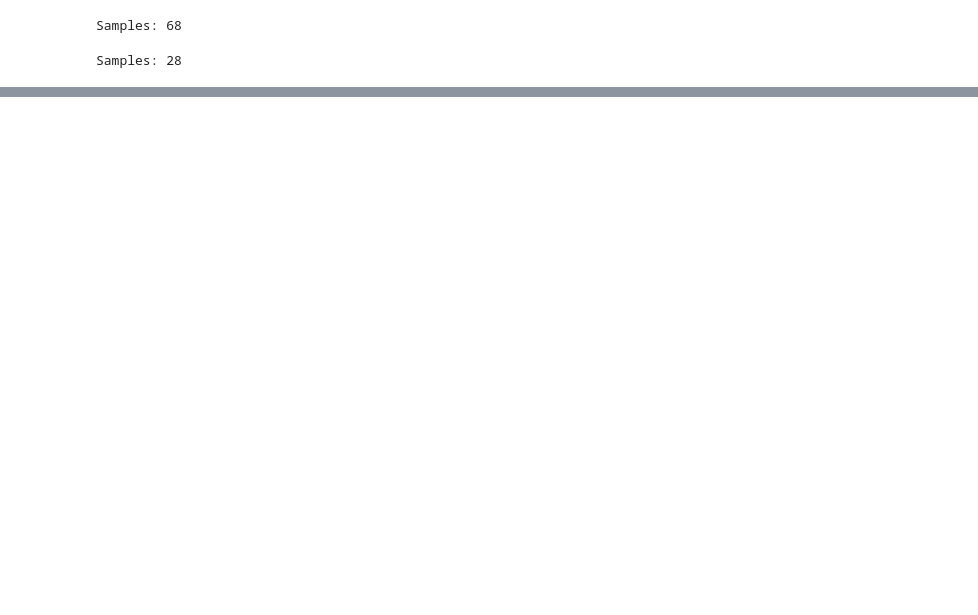
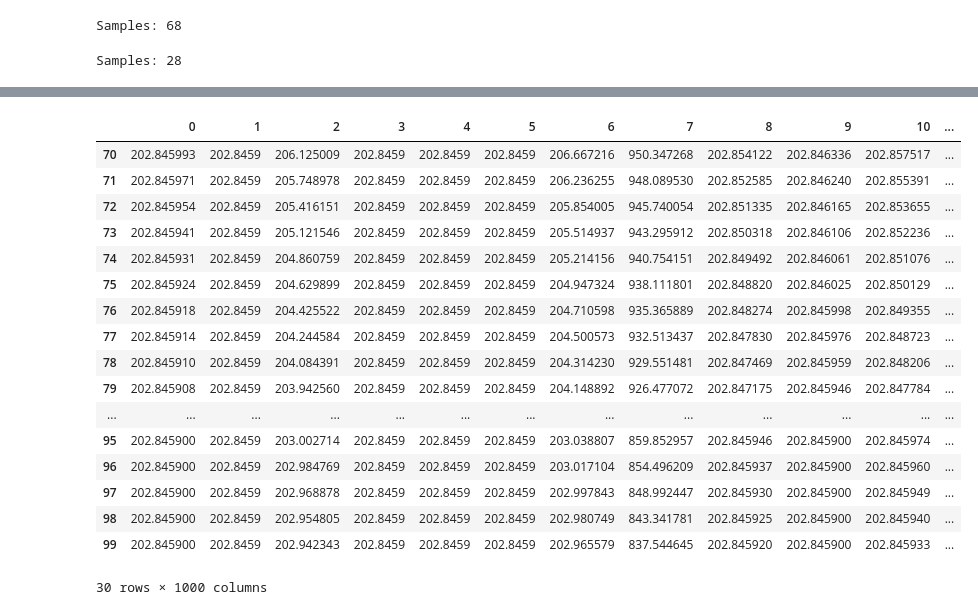
Before and after one commit to dharma610/Neural-network-model-for-compartmenral-model-SIR-and-SEIR-, a Jupyter notebook: SIR_LSTM.ipynb, the cells around one changed output, grey strips where cells are left out. Saved outputs shown, nothing was run; the diff lists cells and outputs as text; code cells hidden in the pictures; blank space fills up the shorter version.

```diff
--- a/SIR_LSTM.ipynb
+++ b/SIR_LSTM.ipynb
@@ -226,0 +246,23 @@ plt.scatter(df1.iloc[0],df2.iloc[1])
+# %%
+result = S_value.transpose()
+# %%
+result[70:100]
+# %% [output]
+|  | 0 | 1 | 2 | 3 | 4 | 5 | 6 | 7 | 8 | 9 | 10 | ... |
+| 70 | 202.845993 | 202.8459 | 206.125009 | 202.8459 | 202.8459 | 202.8459 | 206.667216 | 950.347268 | 202.854122 | 202.846336 | 202.857517 | ... |
+| 71 | 202.845971 | 202.8459 | 205.748978 | 202.8459 | 202.8459 | 202.8459 | 206.236255 | 948.089530 | 202.852585 | 202.846240 | 202.855391 | ... |
+| 72 | 202.845954 | 202.8459 | 205.416151 | 202.8459 | 202.8459 | 202.8459 | 205.854005 | 945.740054 | 202.851335 | 202.846165 | 202.853655 | ... |
+| 73 | 202.845941 | 202.8459 | 205.121546 | 202.8459 | 202.8459 | 202.8459 | 205.514937 | 943.295912 | 202.850318 | 202.846106 | 202.852236 | ... |
+| 74 | 202.845931 | 202.8459 | 204.860759 | 202.8459 | 202.8459 | 202.8459 | 205.214156 | 940.754151 | 202.849492 | 202.846061 | 202.851076 | ... |
+| 75 | 202.845924 | 202.8459 | 204.629899 | 202.8459 | 202.8459 | 202.8459 | 204.947324 | 938.111801 | 202.848820 | 202.846025 | 202.850129 | ... |
+| 76 | 202.845918 | 202.8459 | 204.425522 | 202.8459 | 202.8459 | 202.8459 | 204.710598 | 935.365889 | 202.848274 | 202.845998 | 202.849355 | ... |
+| 77 | 202.845914 | 202.8459 | 204.244584 | 202.8459 | 202.8459 | 202.8459 | 204.500573 | 932.513437 | 202.847830 | 202.845976 | 202.848723 | ... |
+| 78 | 202.845910 | 202.8459 | 204.084391 | 202.8459 | 202.8459 | 202.8459 | 204.314230 | 929.551481 | 202.847469 | 202.845959 | 202.848206 | ... |
+| 79 | 202.845908 | 202.8459 | 203.942560 | 202.8459 | 202.8459 | 202.8459 | 204.148892 | 926.477072 | 202.847175 | 202.845946 | 202.847784 | ... |
+| ... | ... | ... | ... | ... | ... | ... | ... | ... | ... | ... | ... | ... |
+| 95 | 202.845900 | 202.8459 | 203.002714 | 202.8459 | 202.8459 | 202.8459 | 203.038807 | 859.852957 | 202.845946 | 202.845900 | 202.845974 | ... |
+| 96 | 202.845900 | 202.8459 | 202.984769 | 202.8459 | 202.8459 | 202.8459 | 203.017104 | 854.496209 | 202.845937 | 202.845900 | 202.845960 | ... |
+| 97 | 202.845900 | 202.8459 | 202.968878 | 202.8459 | 202.8459 | 202.8459 | 202.997843 | 848.992447 | 202.845930 | 202.845900 | 202.845949 | ... |
+| 98 | 202.845900 | 202.8459 | 202.954805 | 202.8459 | 202.8459 | 202.8459 | 202.980749 | 843.341781 | 202.845925 | 202.845900 | 202.845940 | ... |
+| 99 | 202.845900 | 202.8459 | 202.942343 | 202.8459 | 202.8459 | 202.8459 | 202.965579 | 837.544645 | 202.845920 | 202.845900 | 202.845933 | ... |
+30 rows × 1000 columns
```
Also changed, not shown: parts of 16 cells of this notebook.
